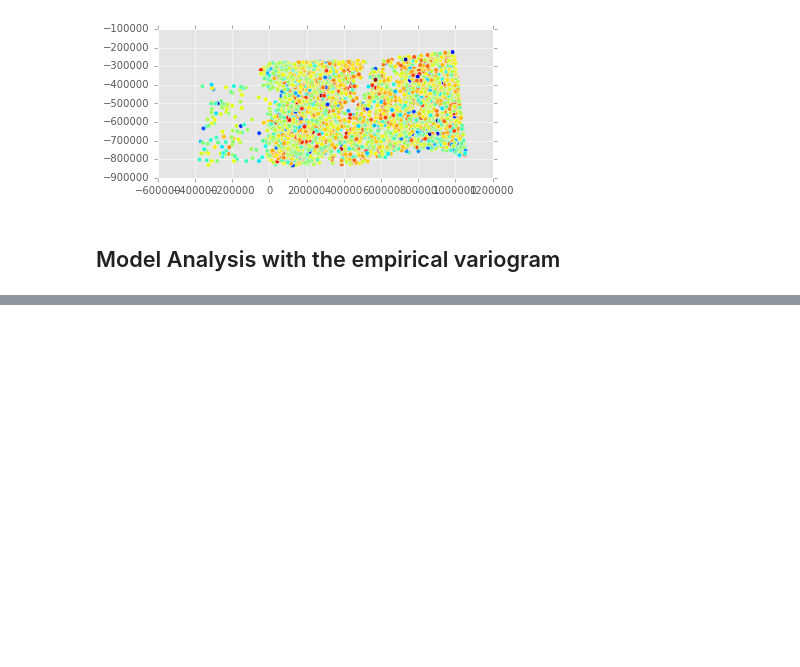
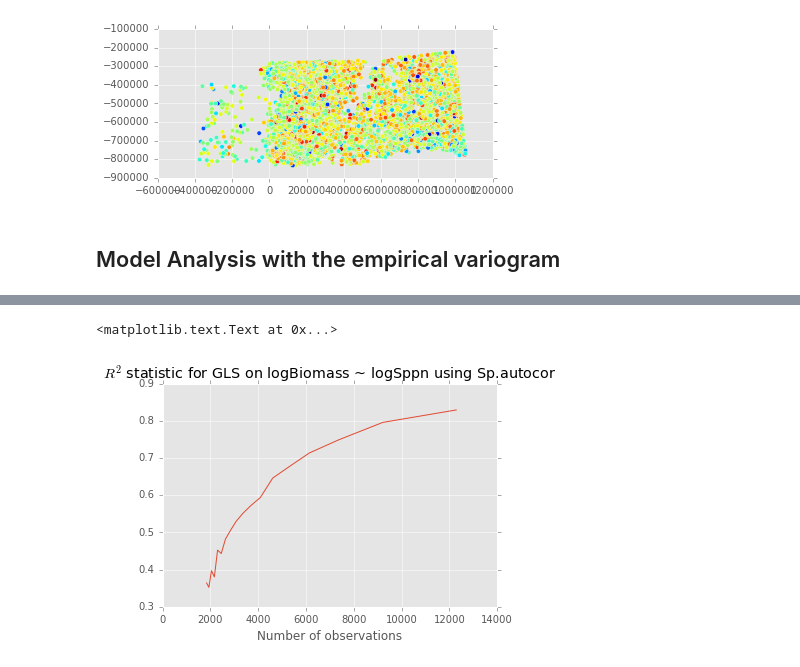
Before and after one commit to molgor/spystats, a Jupyter notebook: notebooks/Analysis_spatial_autocorrelation_with_empirical_variogram_using_GLS.ipynb, the cells around one changed output, grey strips where cells are left out. Drawn from its saved outputs; the diff is of its cells as text; code cells hidden in the pictures; blank space fills up the shorter version.

```diff
--- a/notebooks/Analysis_spatial_autocorrelation_with_empirical_variogram_using_GLS.ipynb
+++ b/notebooks/Analysis_spatial_autocorrelation_with_empirical_variogram_using_GLS.ipynb
@@ -378,0 +133,9 @@ source: http://www.sciencedirect.com/science/article/pii/S0098300408000666#bib5
+# %%
+### read csv files
+conf_ints = pd.read_csv("/outputs/gls_confidence_int.csv")
+params = pd.read_csv("/outputs/params_gls.csv")
+params2 = pd.read_csv("/outputs/params2_gls.csv")
+
+pvals = pd.read_csv("/outputs/pvalues_gls.csv")
+pnobs = pd.read_csv("/outputs/n_obs.csv")
+prsqs = pd.read_csv("/outputs/rsqs.csv")
@@ -378,0 +161,7 @@ source: http://www.sciencedirect.com/science/article/pii/S0098300408000666#bib5
+# %%
+plt.plot(pnobs.n_obs,prsqs.rsq)
+plt.title("$R^2$ statistic for GLS on logBiomass ~ logSppn using Sp.autocor")
+plt.xlabel("Number of observations")
+# %% [output]
+<matplotlib.text.Text at 0x...>
+[figure, added]
```
Also changed, not shown: parts of 59 cells of this notebook, 2 other files.
